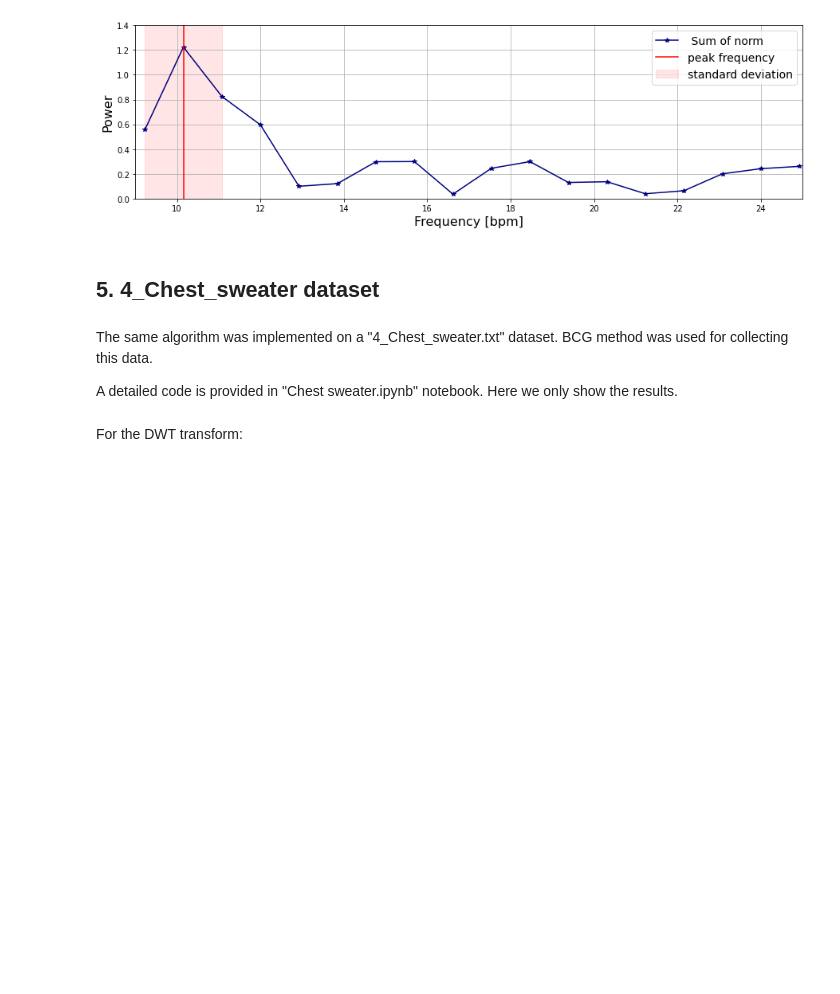
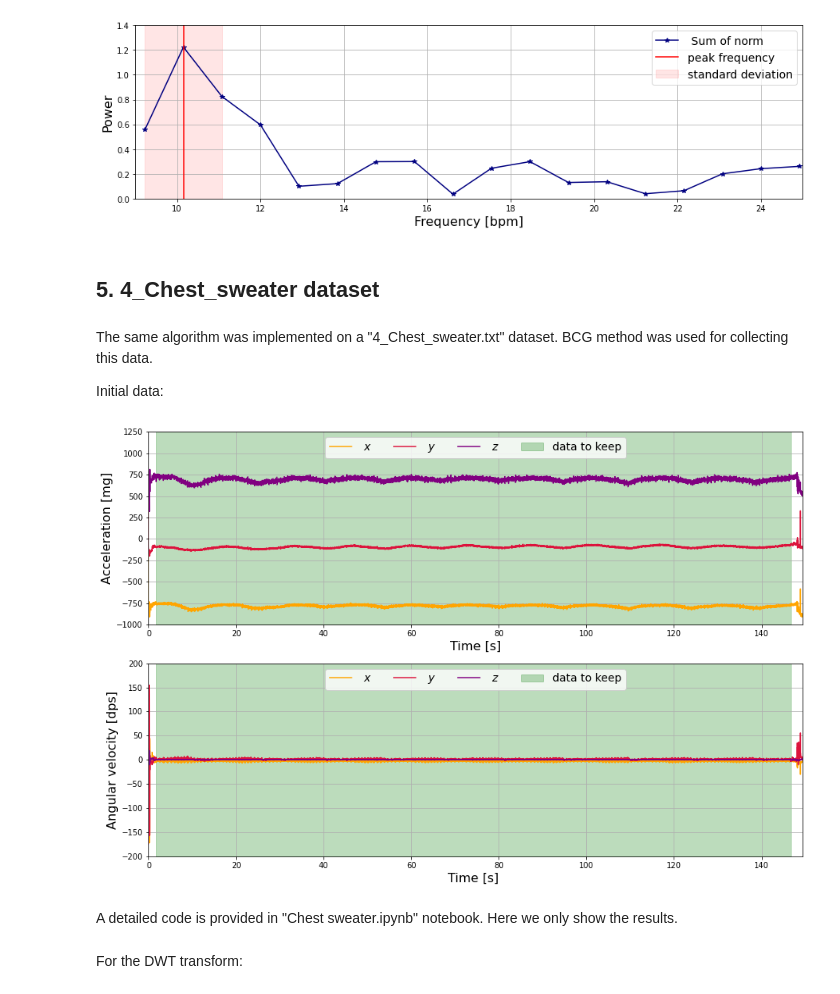
Before and after one commit to ericabrisigotti/heart_rate_estimation_LCP-A, a Jupyter notebook: Project_presentation.ipynb, the cells around one changed output. Saved outputs shown, nothing was run; the diff lists cells and outputs as text; code cells hidden in the pictures; blank space fills up the shorter version.

Commit message:
sweater data added

```diff
--- a/Project_presentation.ipynb
+++ b/Project_presentation.ipynb
@@ -719,7 +719,13 @@ plt.show()
 # %% [markdown]
 The same algorithm was implemented on a "4_Chest_sweater.txt" dataset. BCG method was used for collecting this data.
 
-A detailed code is provided in "Chest sweater.ipynb" notebook. Here we only show the results.
+Initial data:
+# %%
+Image("data_sweater.png")
+# %% [output]
+[figure, added]
+# %% [markdown]
+A detailed code is provided in "Chest sweater.ipynb" notebook. Here we only show the results.
 # %% [markdown]
 For the DWT transform:
 # %%
```
Also changed, not shown: parts of 1 cell of this notebook, 1 other file.
